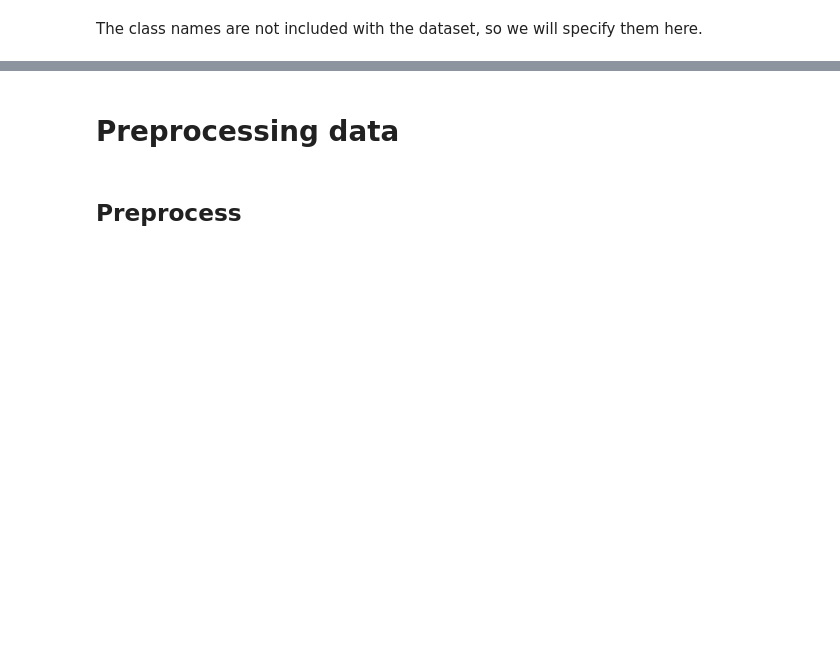
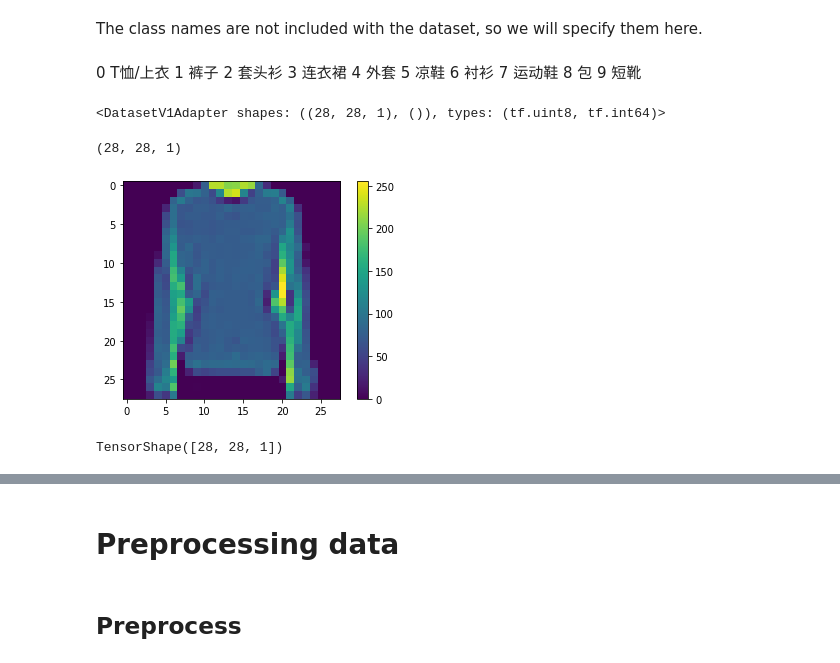
Before and after one commit to flavorfan/dlai_playground, a Jupyter notebook: Course 2 - TensorFlow Lite/Week 1/Exercises/TFLite_Week1_Exercise.ipynb, the cells around one changed output, grey strips where cells are left out. Drawn from its saved outputs; the diff is of its cells as text; code cells hidden in the pictures; blank space fills up the shorter version.

Commit message:
10-30 example transfer learning 3

```diff
--- a/Course 2 - TensorFlow Lite/Week 1/Exercises/TFLite_Week1_Exercise.ipynb
+++ b/Course 2 - TensorFlow Lite/Week 1/Exercises/TFLite_Week1_Exercise.ipynb
@@ -82,7 +89,12 @@ print('\u2022 GPU Device Found.' if tf.test.is_gpu_available() else '\u2022 GPU
 We will use TensorFlow Datasets to load the Fashion MNIST dataset.
 # %%
 # splits = tfds.Split.ALL.subsplit(weighted=(80, 10, 10))
-splits = ("train[:80]", "train[:10]", "train[:10]")
+splits = ("train[:80%]", "train[:10%]", "train[:10%]")  # my try 1
+# splits = ("train[:80]", "train[:10]", "train[:10]")
+
+# SPLIT_WEIGHTS = (8, 1, 1)
+# splits = tfds.Split.TRAIN.subsplit(weighted=SPLIT_WEIGHTS)
+
 
 splits, info = tfds.load('fashion_mnist', with_info=True, as_supervised=True, split=splits)
 
@@ -95,6 +142,17 @@ The class names are not included with the dataset, so we will specify them here.
 # %%
 class_names = ['T-shirt_top', 'Trouser', 'Pullover', 'Dress', 'Coat',
                'Sandal', 'Shirt', 'Sneaker', 'Bag', 'Ankle boot']
+# %% [markdown]
+0 T恤/上衣
+1	裤子
+2	套头衫
+3	连衣裙
+4	外套
+5	凉鞋
+6	衬衫
+7	运动鞋
+8	包
+9	短靴
 # %%
 # Create a labels.txt file with the class names
 with open('labels.txt', 'w') as f:
@@ -102,3 +160,25 @@ with open('labels.txt', 'w') as f:
 # %%
 # The images in the dataset are 28 by 28 pixels.
 IMG_SIZE = 28
+# %%
+train_examples
+# %% [output]
+<DatasetV1Adapter shapes: ((28, 28, 1), ()), types: (tf.uint8, tf.int64)>
+# %%
+# 查看dataset样本数据
+for img, label in train_examples.take(1):
+  print(img.shape) # img
+  # print(label.numpy())
+  # print(img.numpy())
+  img_example = np.squeeze(img.numpy())
+  img_lable = label.numpy()
+  plt.figure()
+  plt.imshow(np.squeeze(img.numpy()))
+  plt.colorbar()
+  plt.grid(False)
+  plt.show()
+img.shape
+# %% [output]
+(28, 28, 1)
+[figure, added]
+TensorShape([28, 28, 1])
```
Also changed, not shown: parts of 22 cells of this notebook.
